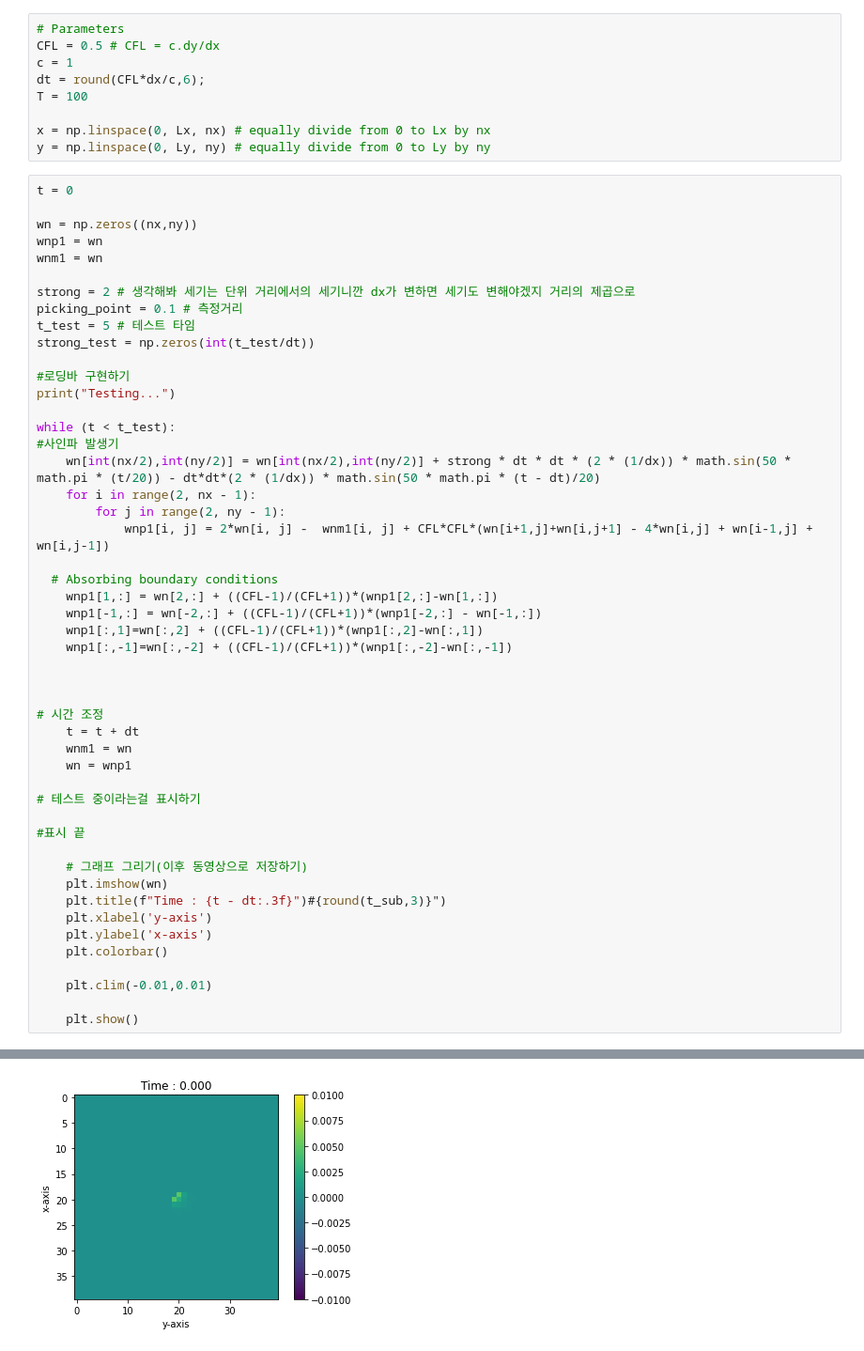
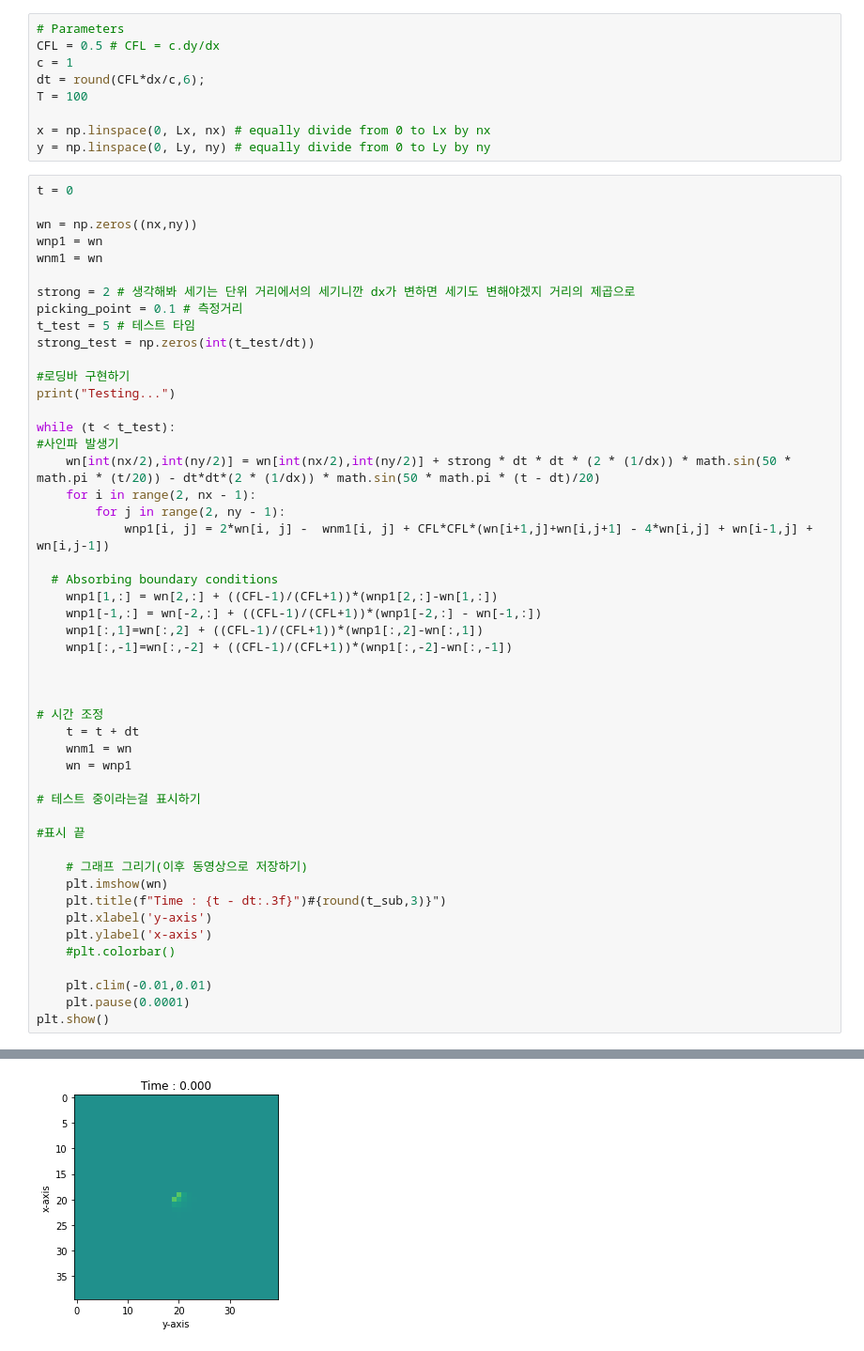
Before and after one commit to dennismingming/2d-wave-slits-ex, a Jupyter notebook: 2d_wave_slits_ex.ipynb, the cells around one changed output, grey strips where cells are left out. Shown at 94% size. Drawn from its saved outputs; the diff is of its cells as text.

```diff
--- a/2d_wave_slits_ex.ipynb
+++ b/2d_wave_slits_ex.ipynb
@@ -53,34 +53,34 @@ while (t < t_test):
     for i in range(2, nx - 1):
         for j in range(2, ny - 1):
             wnp1[i, j] = 2*wn[i, j] -  wnm1[i, j] + CFL*CFL*(wn[i+1,j]+wn[i,j+1] - 4*wn[i,j] + wn[i-1,j] + wn[i,j-1])
 
   # Absorbing boundary conditions
     wnp1[1,:] = wn[2,:] + ((CFL-1)/(CFL+1))*(wnp1[2,:]-wn[1,:])
     wnp1[-1,:] = wn[-2,:] + ((CFL-1)/(CFL+1))*(wnp1[-2,:] - wn[-1,:])
     wnp1[:,1]=wn[:,2] + ((CFL-1)/(CFL+1))*(wnp1[:,2]-wn[:,1])
     wnp1[:,-1]=wn[:,-2] + ((CFL-1)/(CFL+1))*(wnp1[:,-2]-wn[:,-1])
 
 
 
 # 시간 조정
     t = t + dt
     wnm1 = wn
     wn = wnp1
 
 # 테스트 중이라는걸 표시하기
 
 #표시 끝
 
     # 그래프 그리기(이후 동영상으로 저장하기)
     plt.imshow(wn)
     plt.title(f"Time : {t - dt:.3f}")#{round(t_sub,3)}")
     plt.xlabel('y-axis')
     plt.ylabel('x-axis')
-    plt.colorbar()
+    #plt.colorbar()
 
     plt.clim(-0.01,0.01)
-
-    plt.show()
+    plt.pause(0.0001)
+plt.show()
 # %% [output]
 Testing...
-[figure, old version]
+[figure, new version]
```
Also changed, not shown: parts of 1 cell of this notebook.
